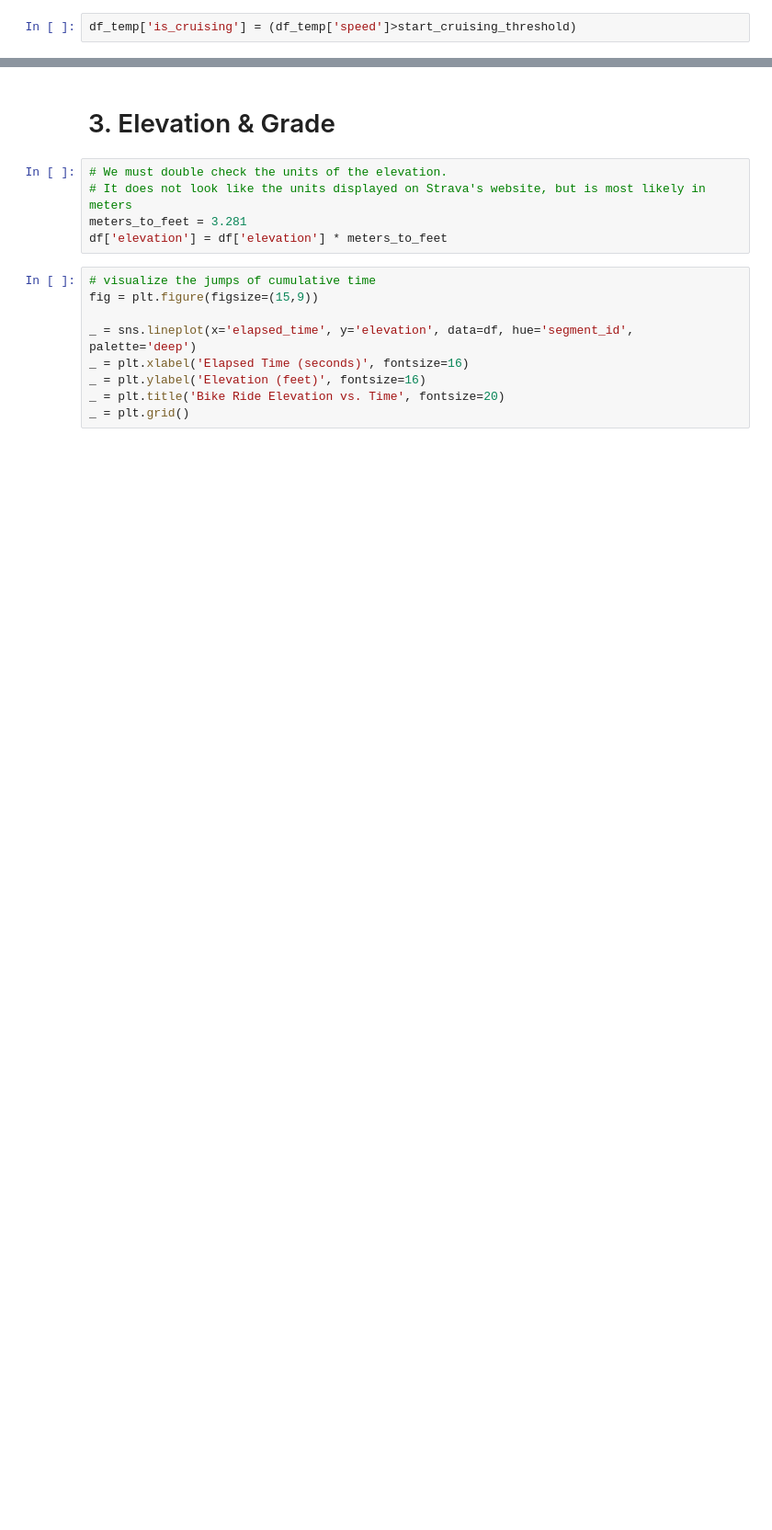
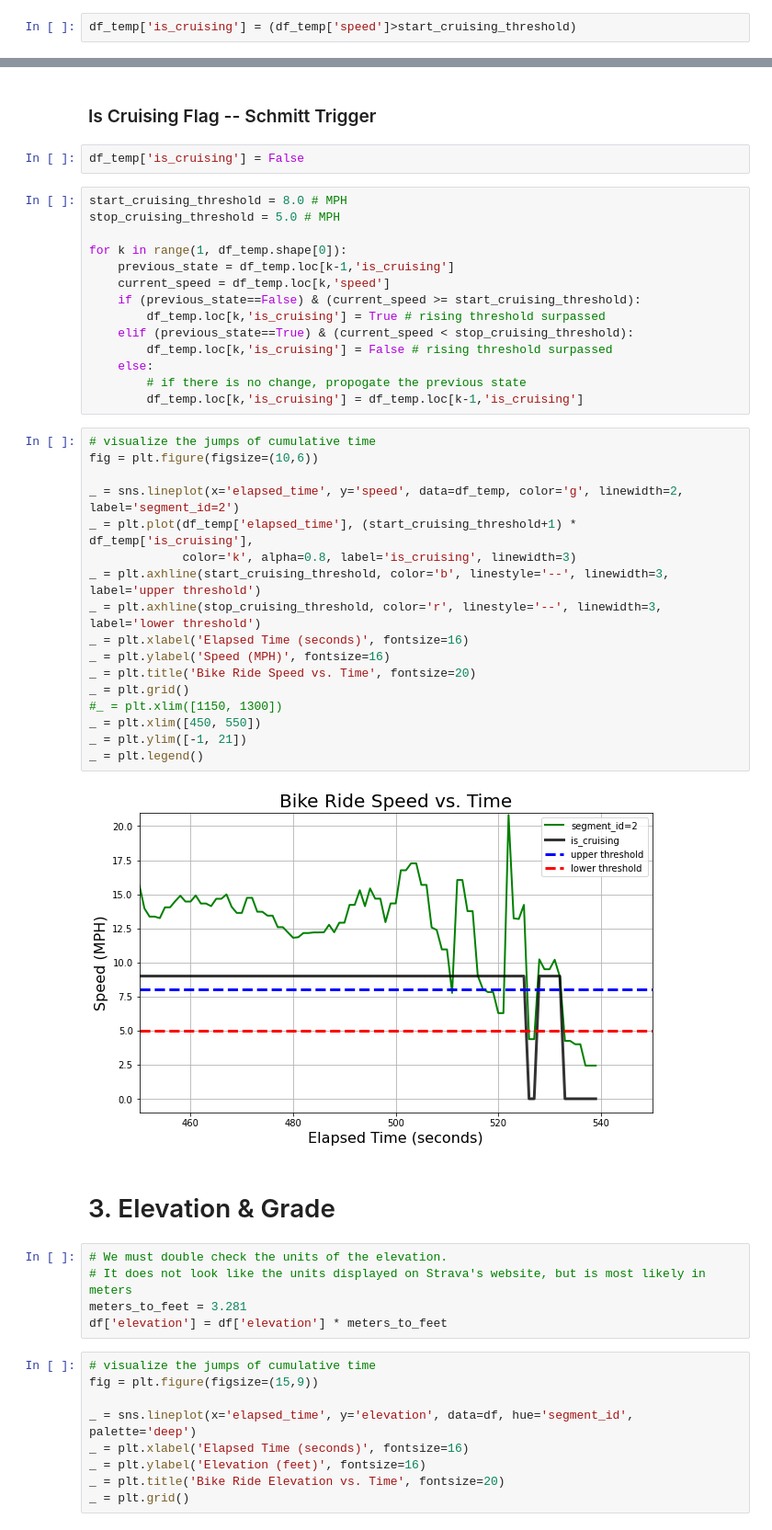
Before and after one commit to ericbauer55/strava-fitness, a Jupyter notebook: src/notebooks/3. Prototype Basic Enrichments.ipynb, the cells around one changed output, grey strips where cells are left out. Shown at 92% size. Cells and saved outputs as stored; diff of their text form; blank space fills up the shorter version.

```diff
--- a/src/notebooks/3. Prototype Basic Enrichments.ipynb
+++ b/src/notebooks/3. Prototype Basic Enrichments.ipynb
@@ -199,3 +199,40 @@ _ = plt.legend()
+# %% [markdown]
+### Is Cruising Flag -- Schmitt Trigger
+# %%
+df_temp['is_cruising'] = False
+# %%
+start_cruising_threshold = 8.0 # MPH
+stop_cruising_threshold = 5.0 # MPH
+
+for k in range(1, df_temp.shape[0]):
+    previous_state = df_temp.loc[k-1,'is_cruising']
+    current_speed = df_temp.loc[k,'speed']
+    if (previous_state==False) & (current_speed >= start_cruising_threshold):
+        df_temp.loc[k,'is_cruising'] = True # rising threshold surpassed
+    elif (previous_state==True) & (current_speed < stop_cruising_threshold):
+        df_temp.loc[k,'is_cruising'] = False # rising threshold surpassed
+    else:
+        # if there is no change, propogate the previous state
+        df_temp.loc[k,'is_cruising'] = df_temp.loc[k-1,'is_cruising']
+# %%
+# visualize the jumps of cumulative time
+fig = plt.figure(figsize=(10,6))
+
+_ = sns.lineplot(x='elapsed_time', y='speed', data=df_temp, color='g', linewidth=2, label='segment_id=2')
+_ = plt.plot(df_temp['elapsed_time'], (start_cruising_threshold+1) * df_temp['is_cruising'],
+             color='k', alpha=0.8, label='is_cruising', linewidth=3)
+_ = plt.axhline(start_cruising_threshold, color='b', linestyle='--', linewidth=3, label='upper threshold')
+_ = plt.axhline(stop_cruising_threshold, color='r', linestyle='--', linewidth=3, label='lower threshold')
+_ = plt.xlabel('Elapsed Time (seconds)', fontsize=16)
+_ = plt.ylabel('Speed (MPH)', fontsize=16)
+_ = plt.title('Bike Ride Speed vs. Time', fontsize=20)
+_ = plt.grid()
+#_ = plt.xlim([1150, 1300])
+_ = plt.xlim([450, 550])
+_ = plt.ylim([-1, 21])
+_ = plt.legend()
+# %% [output]
+[figure, added]
 # %% [markdown]
 # 3. Elevation & Grade
 # %%
```
Also changed, not shown: parts of 4 cells of this notebook.
